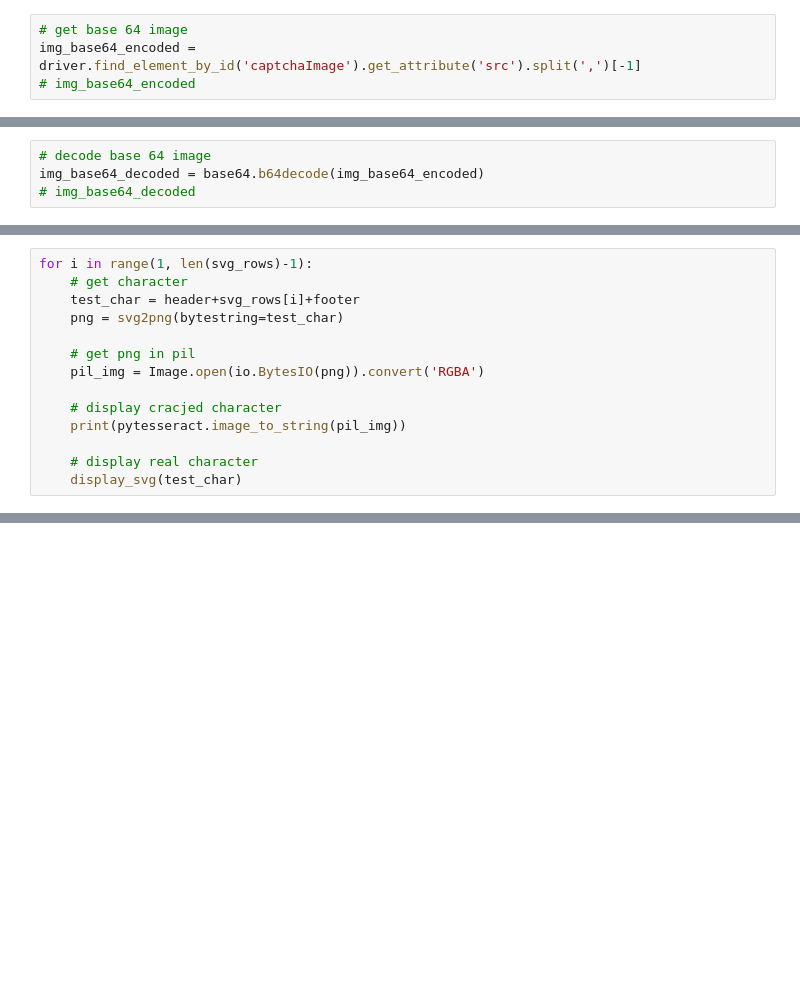
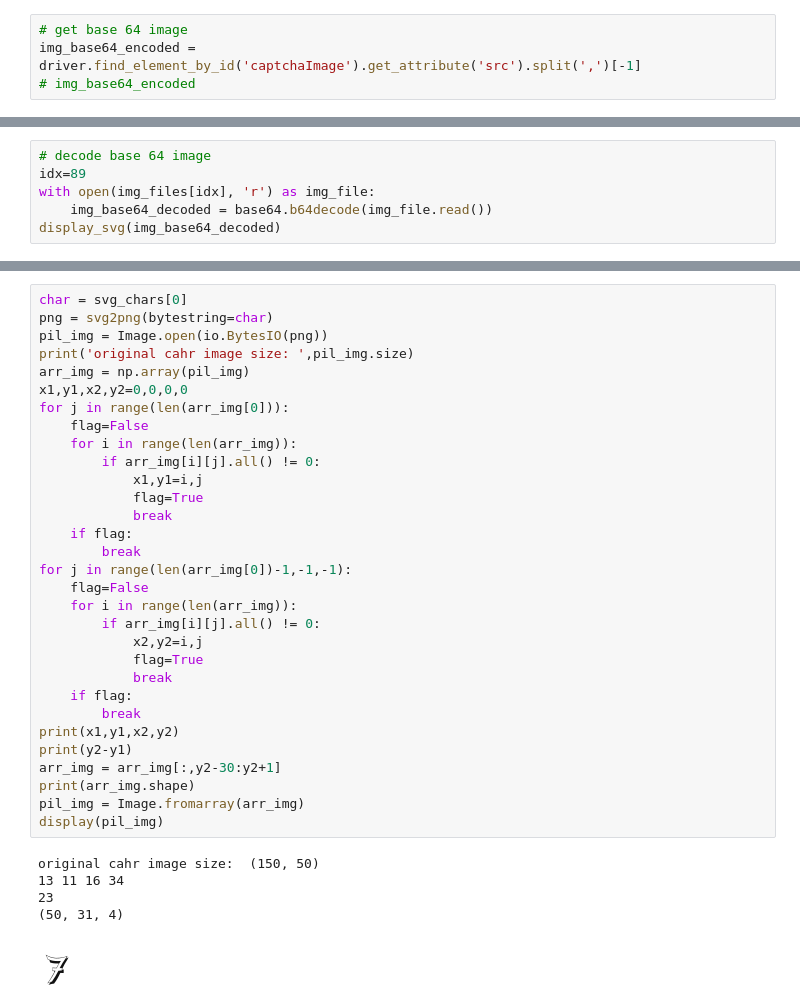
Before and after one commit to zxingz/AutoCowin, a Jupyter notebook: CowinCaptcha.ipynb, the cells around one changed output, grey strips where cells are left out. Cells and saved outputs as stored; diff of their text form; blank space fills up the shorter version.

Commit message:
trained model and Captcha breaker

```diff
--- a/CowinCaptcha.ipynb
+++ b/CowinCaptcha.ipynb
@@ -68,4 +104,6 @@ img_base64_encoded = driver.find_element_by_id('captchaImage').get_attribute('sr
 # %%
 # decode base 64 image
-img_base64_decoded = base64.b64decode(img_base64_encoded)
-# img_base64_decoded
+idx=89
+with open(img_files[idx], 'r') as img_file:
+    img_base64_decoded = base64.b64decode(img_file.read())
+display_svg(img_base64_decoded)
@@ -104,14 +130,0 @@ for i in range(1, len(svg_rows)-1):
-# %%
-for i in range(1, len(svg_rows)-1):
-    # get character
-    test_char = header+svg_rows[i]+footer
-    png = svg2png(bytestring=test_char)
-
-    # get png in pil
-    pil_img = Image.open(io.BytesIO(png)).convert('RGBA')
-
-    # display cracjed character
-    print(pytesseract.image_to_string(pil_img))
-
-    # display real character
-    display_svg(test_char)
@@ -125,0 +131,37 @@ Tl
+# %%
+char = svg_chars[0]
+png = svg2png(bytestring=char)
+pil_img = Image.open(io.BytesIO(png))
+print('original cahr image size: ',pil_img.size)
+arr_img = np.array(pil_img)
+x1,y1,x2,y2=0,0,0,0
+for j in range(len(arr_img[0])):
+    flag=False
+    for i in range(len(arr_img)):
+        if arr_img[i][j].all() != 0:
+            x1,y1=i,j
+            flag=True
+            break
+    if flag:
+        break
+for j in range(len(arr_img[0])-1,-1,-1):
+    flag=False
+    for i in range(len(arr_img)):
+        if arr_img[i][j].all() != 0:
+            x2,y2=i,j
+            flag=True
+            break
+    if flag:
+        break
+print(x1,y1,x2,y2)
+print(y2-y1)
+arr_img = arr_img[:,y2-30:y2+1]
+print(arr_img.shape)
+pil_img = Image.fromarray(arr_img)
+display(pil_img)
+# %% [output]
+original cahr image size:  (150, 50)
+13 11 16 34
+23
+(50, 31, 4)
+[figure, added]
```
Also changed, not shown: parts of 39 cells of this notebook, 1 other file.
